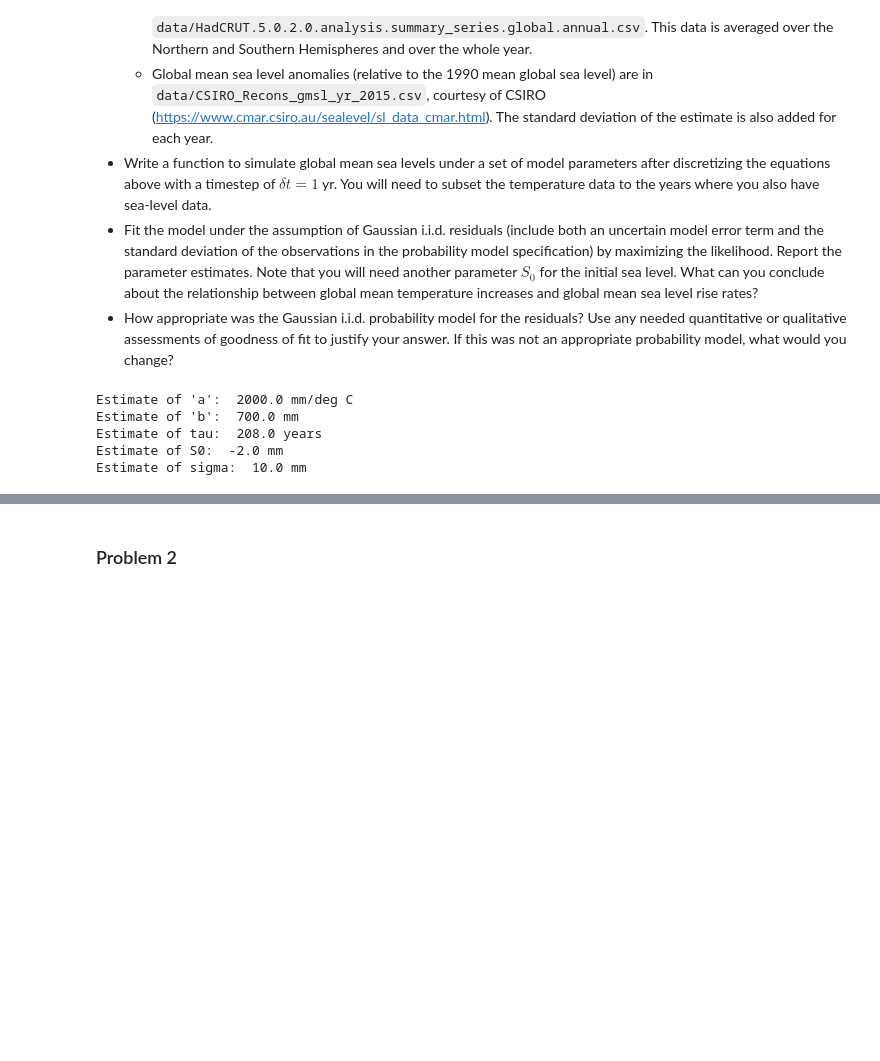
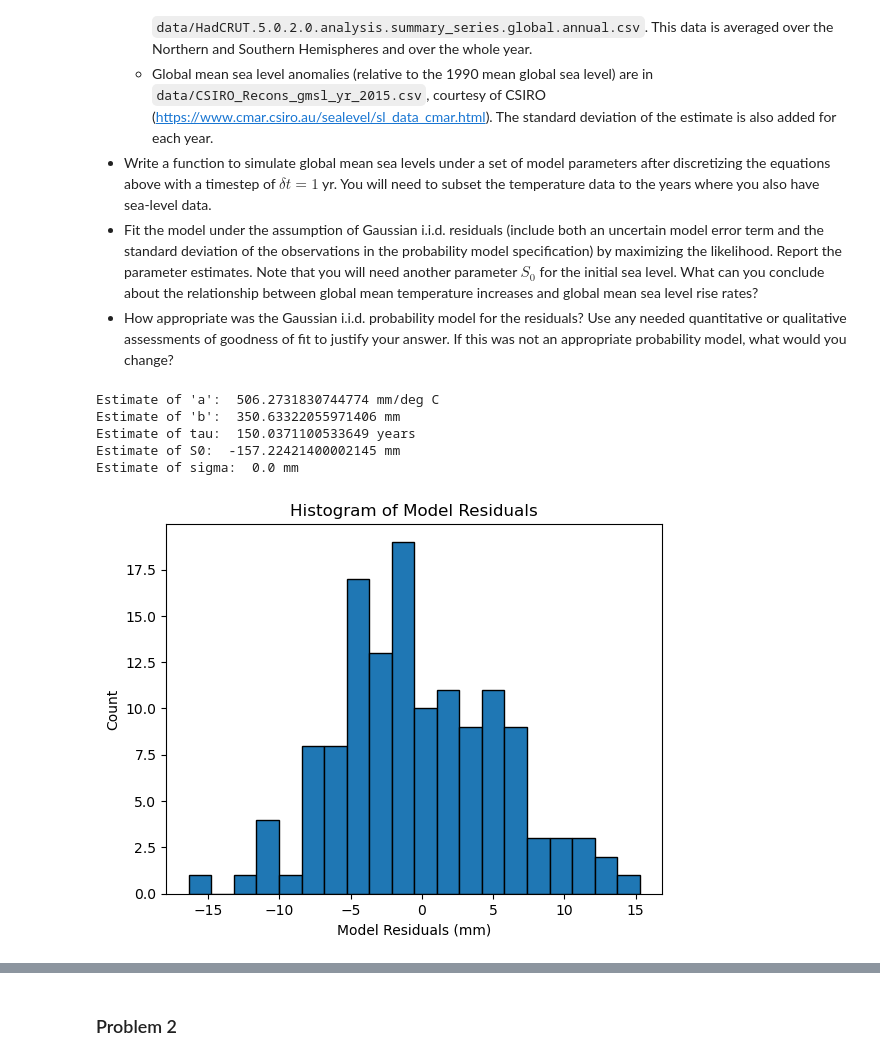
Before and after one commit to BEE4850-SP25/hw02-christinemswanson, a Jupyter notebook: hw02.ipynb, the cells around one changed output, grey strips where cells are left out. Cells and saved outputs as stored; diff of their text form; code cells hidden in the pictures; blank space fills up the shorter version.

```diff
--- a/hw02.ipynb
+++ b/hw02.ipynb
@@ -131,7 +131,7 @@ sea_lvl_data = pd.read_csv("./data/CSIRO_Recons_gmsl_yr_2015.csv", sep=",", head
 # %%
 # normalize the data by subtracting off the mean from 1980-1999
 temp_data["Anomaly_deg_C_normalized"] = temp_data["Anomaly (deg C)"] - np.mean(temp_data["Anomaly (deg C)"][130:150]) # 1980-1999 indices
-sea_lvl_data["GMSL_mm_normalized"] = sea_lvl_data["GMSL (mm)"] - np.mean(sea_lvl_data["GMSL (mm)"][130:150]) # 1980-1999 indices
+sea_lvl_data["GMSL_mm_normalized"] = sea_lvl_data["GMSL (mm)"] - np.mean(sea_lvl_data["GMSL (mm)"][100:120]) # 1980-1999 indices
 # %%
 # subset the temp data to years we have sea level data (1880-2013)
 temp_data = temp_data[(temp_data["Time"] >= 1880) & (temp_data["Time"] <= 2013)]
@@ -173,10 +173,11 @@ def gaussian_iid_homosked(params, sea_level_data, sea_level_error, m):
     return ll
 
 # a, b, tau, S0, sigma (note, Grinsted et al. units are in m, our units are in mm)
-lower = [100, 700, 208, -2, 1.0]
+lower = [1, -700, 100, -200, 0]
 upper = [2000, 1500, 300, 550, 10.0]
 
-p0 = [129, 770, 208, -2, 1.0]
+#p0 = [129, 770, 208, -2, 1.0]
+p0 = [1.0, 1.0, 1.0, 1.0, 1.0]
 
 # result = minimize(lambda params: -gaussian_iid_homosked(params, sea_level_data = sea_filt['GMSL_anom_normalized'], sea_level_error=sea_filt['GMSL uncertainty (mm)'], m=sea_level_model_wrap), p0, bounds=list(zip(lower, upper)))
 # θ_iid = result.x
@@ -199,8 +200,28 @@ print("Estimate of tau: ", θ_iid[2], "years")
 print("Estimate of S0: ", θ_iid[3], "mm")
 print("Estimate of sigma: ", θ_iid[4], "mm") # not sure if these are the correct units for std dev of discrepancy term
 # %% [output]
-Estimate of 'a':  2000.0 mm/deg C
-Estimate of 'b':  700.0 mm
-Estimate of tau:  208.0 years
-Estimate of S0:  -2.0 mm
-Estimate of sigma:  10.0 mm
+Estimate of 'a':  506.2731830744774 mm/deg C
+Estimate of 'b':  350.63322055971406 mm
+Estimate of tau:  150.0371100533649 years
+Estimate of S0:  -157.22421400002145 mm
+Estimate of sigma:  0.0 mm
+# %%
+# assess whether it's appropriate for Gaussian iid residuals by plotting residuals
+
+# first, plot histogram of residuals
+
+# get the predicted sea level
+predicted_sea_level = sea_level_model_wrap(θ_iid[:-1])  # Exclude sigma from parameters
+
+# compute residuals: observed - predicted
+residuals = sea_lvl_data["GMSL_mm_normalized"] - predicted_sea_level
+
+plt.hist(residuals, bins=20, edgecolor="black")
+
+plt.title ("Histogram of Residuals")
+plt.ylabel("Count")
+plt.xlabel("Model Residuals (mm)")
+
+plt.show()
+# %% [output]
+[figure, added]
```
Also changed, not shown: parts of 2 cells of this notebook.
